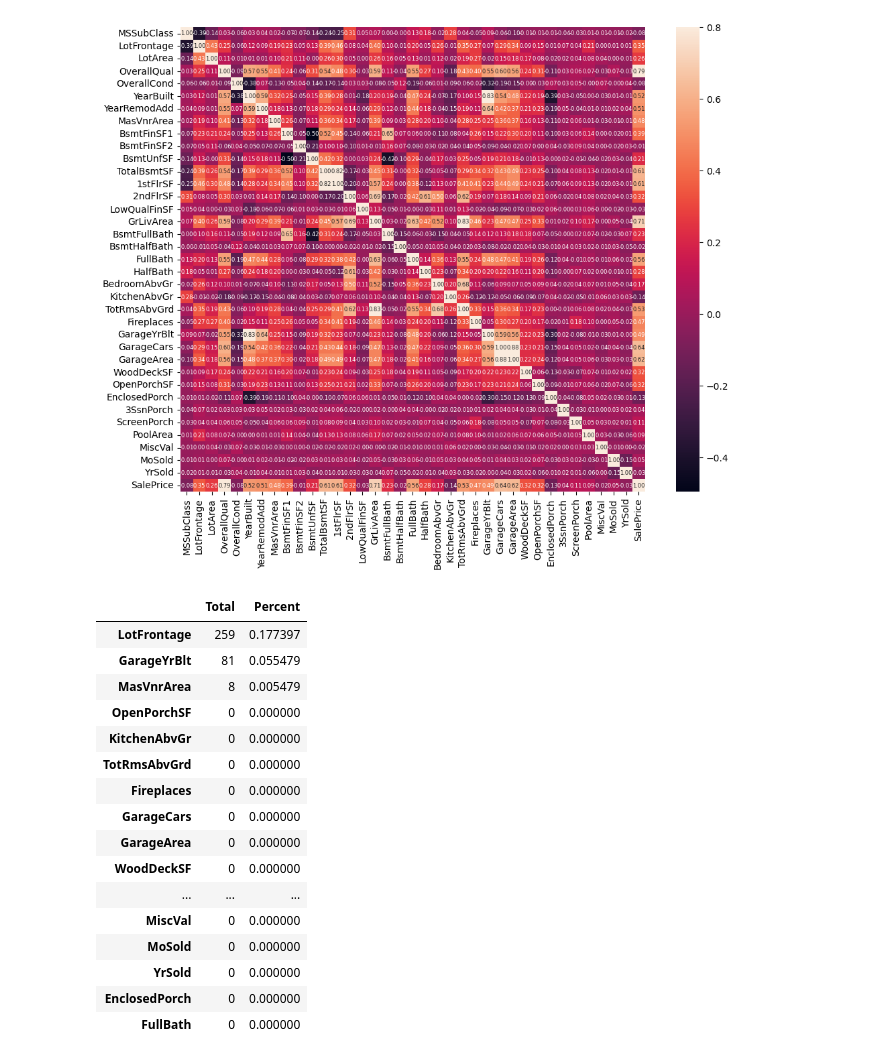
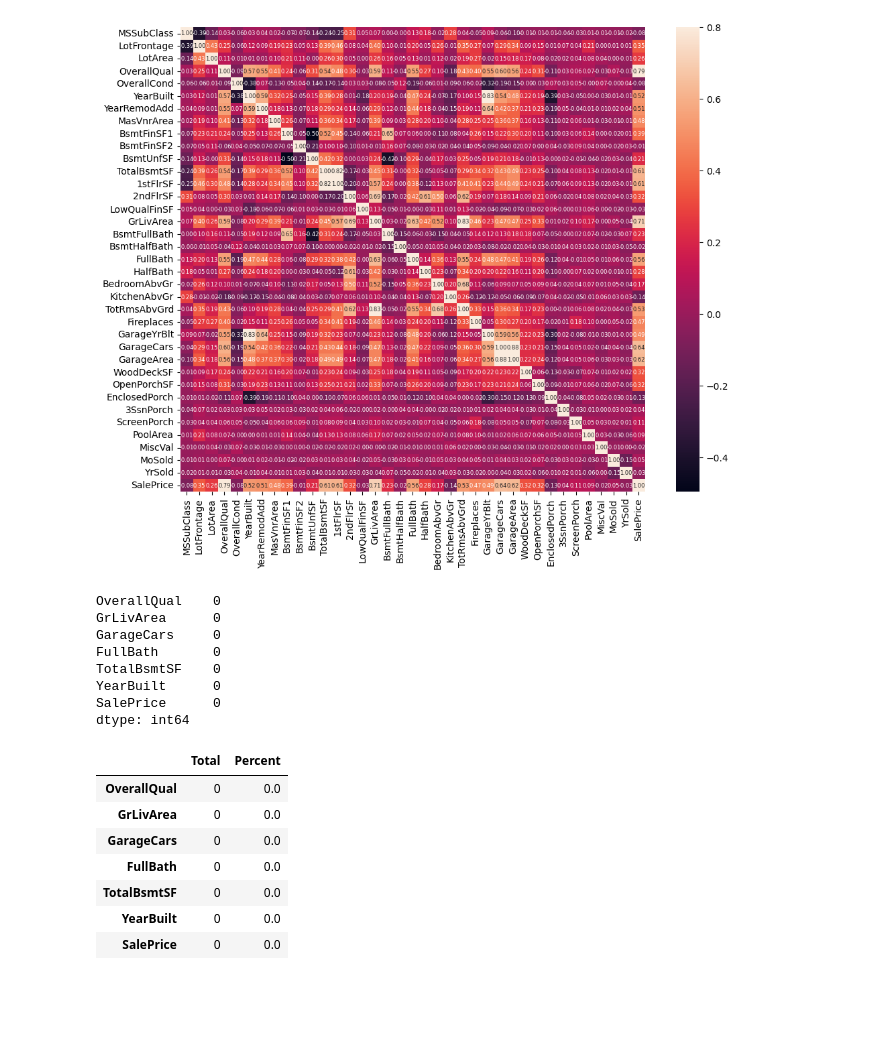
Before and after one commit to SeasonedPork/projectSE411, a Jupyter notebook: AllinOne.ipynb, the cells around one changed output. Drawn from its saved outputs; the diff is of its cells as text; code cells hidden in the pictures; blank space fills up the shorter version.

```diff
--- a/AllinOne.ipynb
+++ b/AllinOne.ipynb
@@ -74,28 +74,35 @@ sns.heatmap(corrmat, vmax=.8,annot=True, square=True,fmt='.2f',annot_kws={'size'
 # %% [output]
 <Axes: >
 [figure]
+# %%
+#select a data for the new dataframe by using above heatmap as reference point
+#will pick something above 0.5 - 0.6 and totalbsmtsf2 and 1stflrsf
+df_train = data[["OverallQual","GrLivArea","GarageCars","FullBath","TotalBsmtSF","YearBuilt","SalePrice"]]
+# %%
+#cleaning process
+#somehow the picked column is not filled with NaN or some missing value?
+df_train.isna().sum()
+# %% [output]
+OverallQual    0
+GrLivArea      0
+GarageCars     0
+FullBath       0
+TotalBsmtSF    0
+YearBuilt      0
+SalePrice      0
+dtype: int64
 # %%
-#Cleaning Process
-#finding the total missing value
-total = df_num.isnull().sum().sort_values(ascending=False)
-percent = (df_num.isnull().sum()/df_num.isnull().count()).sort_values(ascending=False)
+#check last time before go to train process
+total = df_train.isnull().sum().sort_values(ascending=False)
+percent = (df_train.isnull().sum()/df_train.isnull().count()).sort_values(ascending=False)
 missing_data = pd.concat([total, percent], axis=1, keys=['Total', 'Percent'])
 missing_data.head(20)
 # %% [output]
 |  | Total | Percent |
-| LotFrontage | 259 | 0.177397 |
-| GarageYrBlt | 81 | 0.055479 |
-| MasVnrArea | 8 | 0.005479 |
-| OpenPorchSF | 0 | 0.000000 |
-| KitchenAbvGr | 0 | 0.000000 |
-| TotRmsAbvGrd | 0 | 0.000000 |
-| Fireplaces | 0 | 0.000000 |
-| GarageCars | 0 | 0.000000 |
-| GarageArea | 0 | 0.000000 |
-| WoodDeckSF | 0 | 0.000000 |
-| ... | ... | ... |
-| MiscVal | 0 | 0.000000 |
-| MoSold | 0 | 0.000000 |
-| YrSold | 0 | 0.000000 |
-| EnclosedPorch | 0 | 0.000000 |
-| FullBath | 0 | 0.000000 |
+| OverallQual | 0 | 0.0 |
+| GrLivArea | 0 | 0.0 |
+| GarageCars | 0 | 0.0 |
+| FullBath | 0 | 0.0 |
+| TotalBsmtSF | 0 | 0.0 |
+| YearBuilt | 0 | 0.0 |
+| SalePrice | 0 | 0.0 |
```
Also changed, not shown: parts of 4 cells of this notebook.
